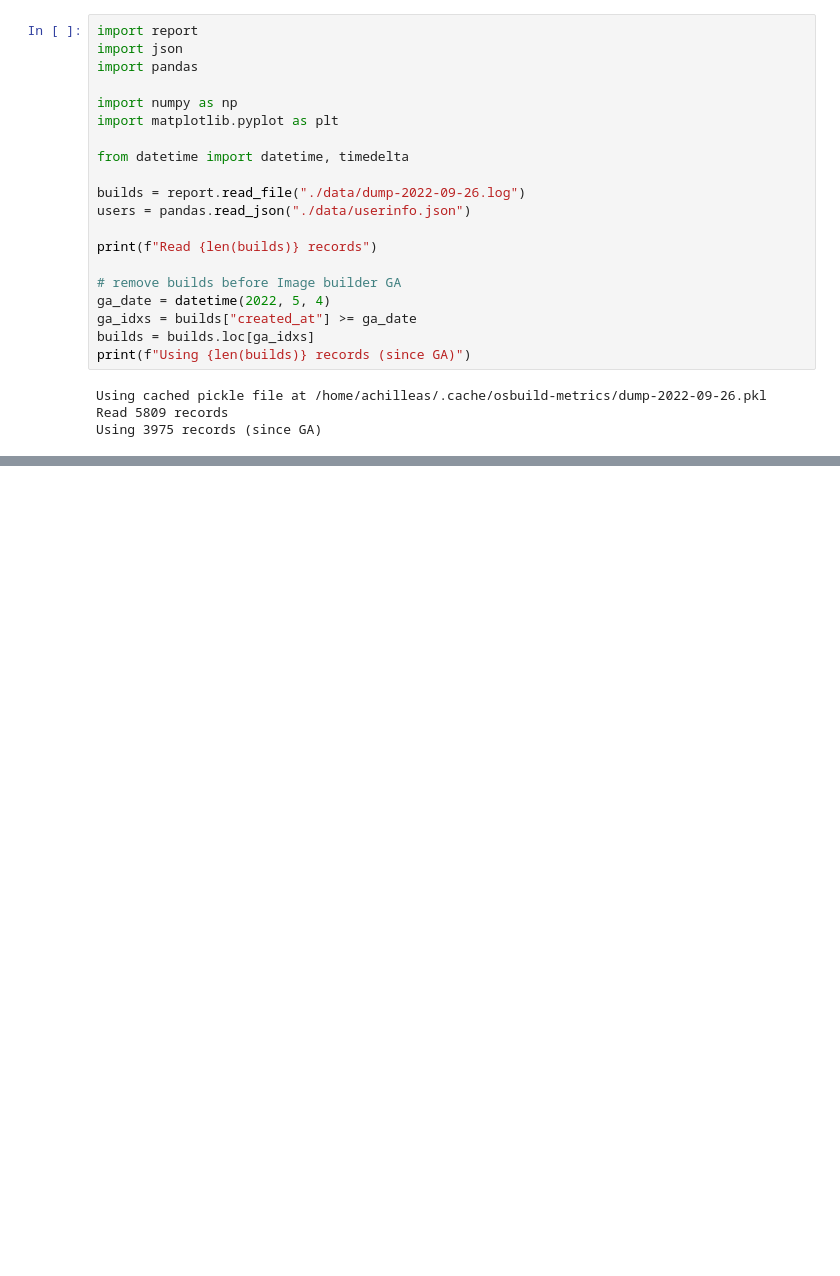
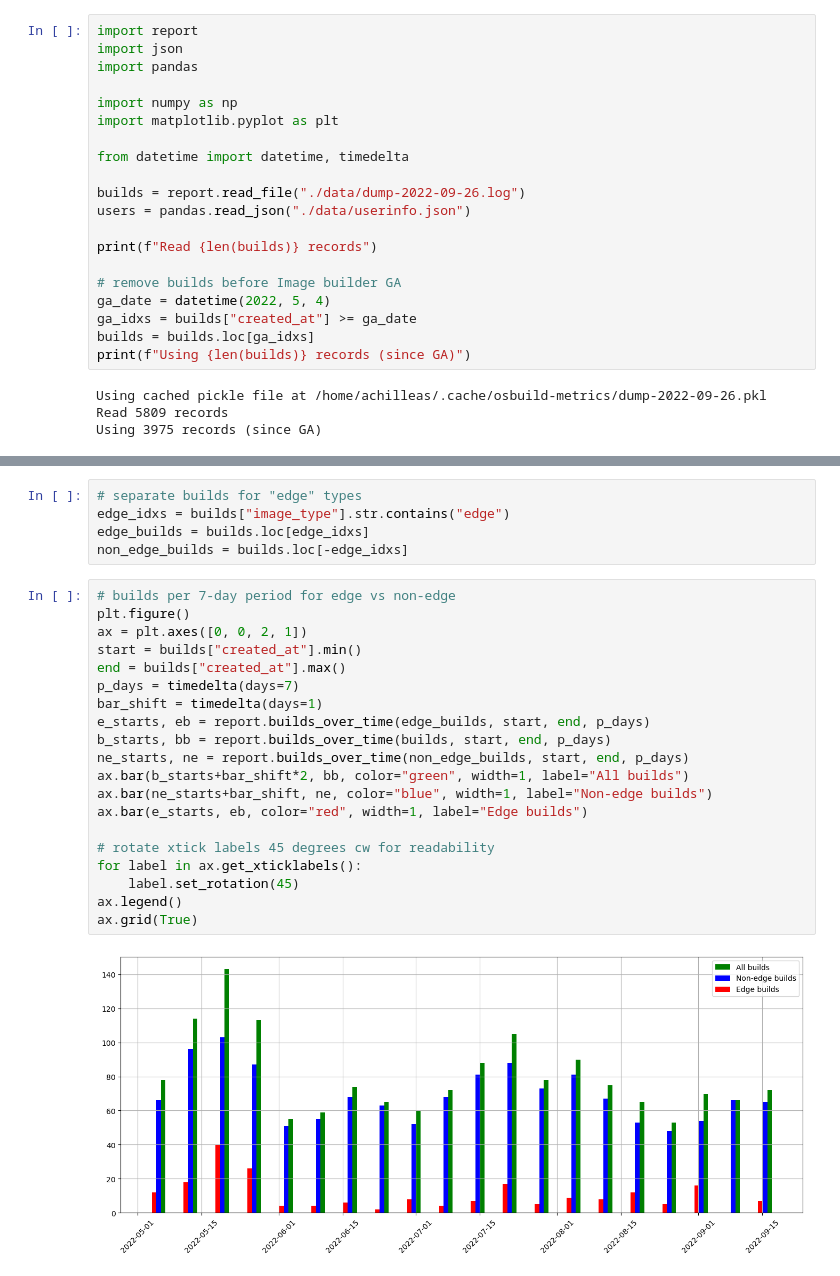
Before and after one commit to osbuild/metrics, a Jupyter notebook: explore.ipynb, the cells around one changed output, grey strips where cells are left out. Cells and saved outputs as stored; diff of their text form; blank space fills up the shorter version.

```diff
--- a/explore.ipynb
+++ b/explore.ipynb
@@ -42,0 +52,27 @@ report.plot_image_types(builds)
+# %%
+# separate builds for "edge" types
+edge_idxs = builds["image_type"].str.contains("edge")
+edge_builds = builds.loc[edge_idxs]
+non_edge_builds = builds.loc[-edge_idxs]
+# %%
+# builds per 7-day period for edge vs non-edge
+plt.figure()
+ax = plt.axes([0, 0, 2, 1])
+start = builds["created_at"].min()
+end = builds["created_at"].max()
+p_days = timedelta(days=7)
+bar_shift = timedelta(days=1)
+e_starts, eb = report.builds_over_time(edge_builds, start, end, p_days)
+b_starts, bb = report.builds_over_time(builds, start, end, p_days)
+ne_starts, ne = report.builds_over_time(non_edge_builds, start, end, p_days)
+ax.bar(b_starts+bar_shift*2, bb, color="green", width=1, label="All builds")
+ax.bar(ne_starts+bar_shift, ne, color="blue", width=1, label="Non-edge builds")
+ax.bar(e_starts, eb, color="red", width=1, label="Edge builds")
+
+# rotate xtick labels 45 degrees cw for readability
+for label in ax.get_xticklabels():
+    label.set_rotation(45)
+ax.legend()
+ax.grid(True)
+# %% [output]
+[figure, added]
```
Also changed, not shown: parts of 9 cells of this notebook.
